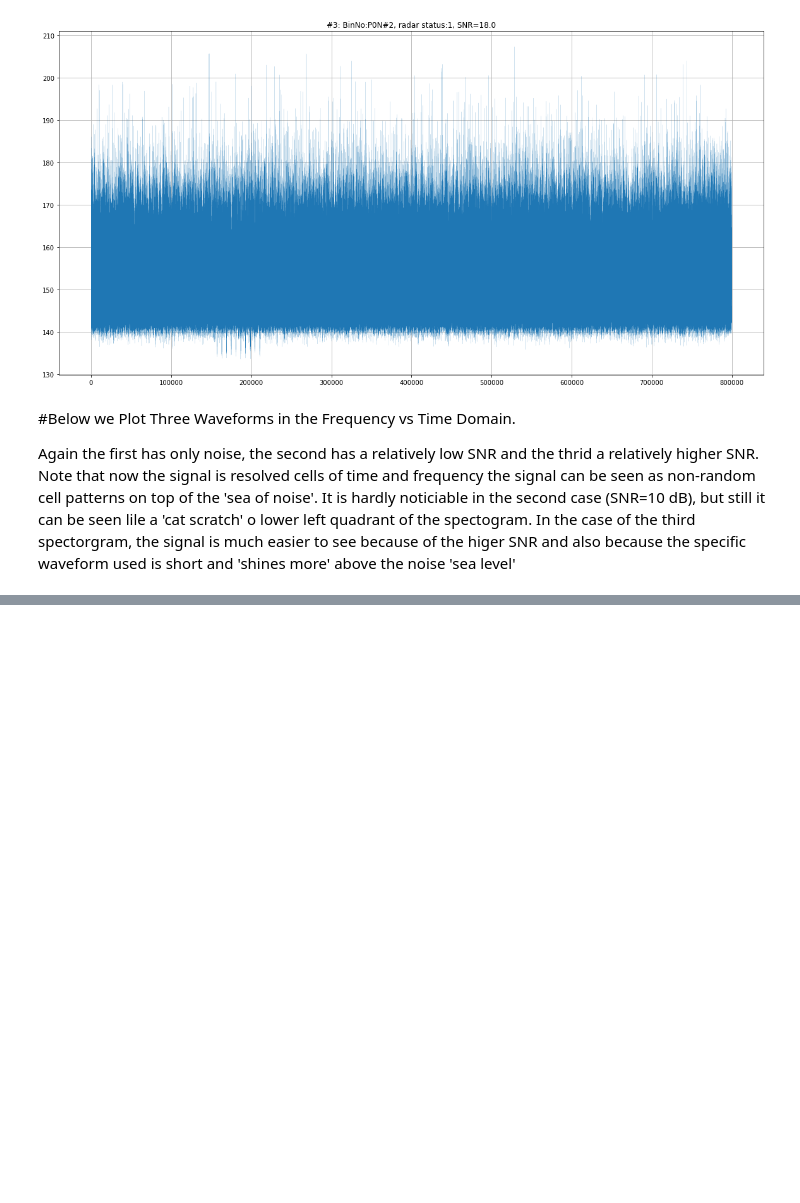
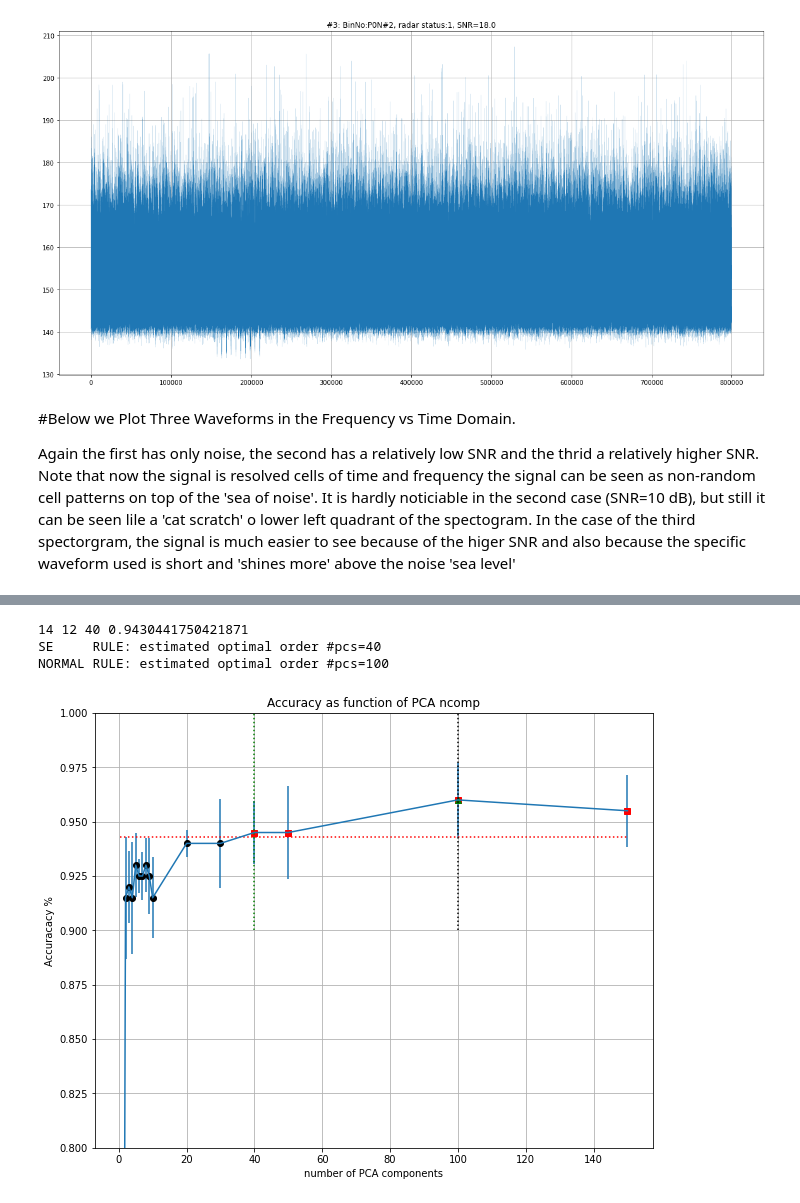
Before and after one commit to MadBugs/RadarWaveformsML, a Jupyter notebook: proj_CBRS_pca.ipynb, the cells around one changed output, grey strips where cells are left out. Cells and saved outputs as stored; diff of their text form; code cells hidden in the pictures; blank space fills up the shorter version.

```diff
--- a/proj_CBRS_pca.ipynb
+++ b/proj_CBRS_pca.ipynb
@@ -498,0 +617,41 @@ S.shape= (128, 446)
+# %%
+acc_mean = np.mean(acc, axis=1)
+acc_se   = np.std(acc, axis=1) / np.sqrt(nfold-1)
+plt.figure(figsize=(10,8))
+plt.errorbar(ncomp_test, acc_mean, yerr=acc_se)
+
+# Optimal order with the normal rule
+# Optimal order with one SE rule
+# Find the max R^2
+imax    = np.argmax(acc_mean)
+acc_tgt = acc_mean[imax] - acc_se[imax]
+
+# Find the Lowest delay above the target
+I = np.where(acc_mean >= acc_tgt)[0]
+iopt = I[0]
+dopt = ncomp_test[iopt]
+print(imax, iopt, dopt, acc_tgt)
+# Plot the line at the target level
+plt.plot([acc_mean[0],ncomp_test[len(ncomp_test)-1]],[acc_tgt,acc_tgt],'r:')
+plt.plot(ncomp_test, acc_mean, 'ko')
+plt.plot(ncomp_test[I], acc_mean[I], 'rs')
+plt.plot(ncomp_test[imax], acc_mean[imax], 'g^')
+# Plot the line at the optimal model order
+plt.plot([dopt,dopt], [0.9,1], 'g:')
+plt.plot([ncomp_test[imax],ncomp_test[imax]], [0.9,1], 'k:')
+
+plt.title('Accuracy as function of PCA ncomp')
+plt.xlabel('number of PCA components')
+plt.ylabel('Accuracacy %')
+plt.ylim((0.8,1))
+plt.grid()
+
+
+# Print results
+print("SE     RULE: estimated optimal order #pcs=%d"%dopt)
+print("NORMAL RULE: estimated optimal order #pcs=%d"%ncomp_test[imax])
+# %% [output]
+14 12 40 0.9430441750421871
+SE     RULE: estimated optimal order #pcs=40
+NORMAL RULE: estimated optimal order #pcs=100
+[figure, added]
```
Also changed, not shown: parts of 22 cells of this notebook.
